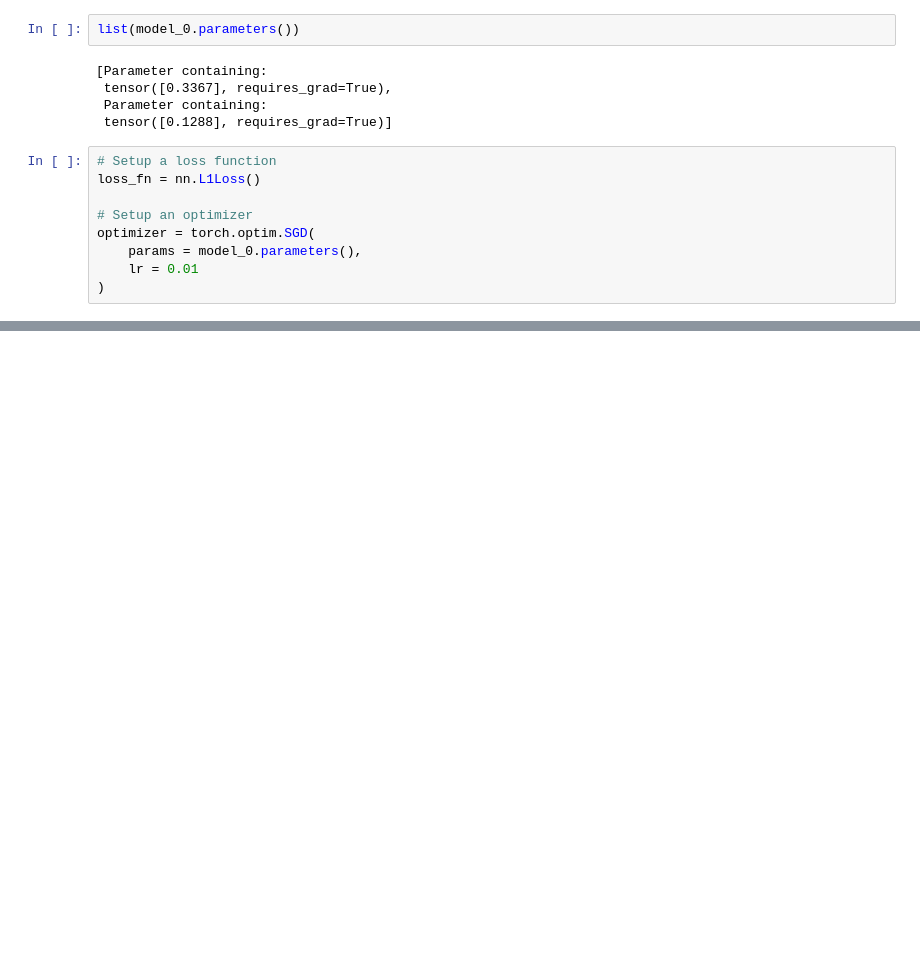
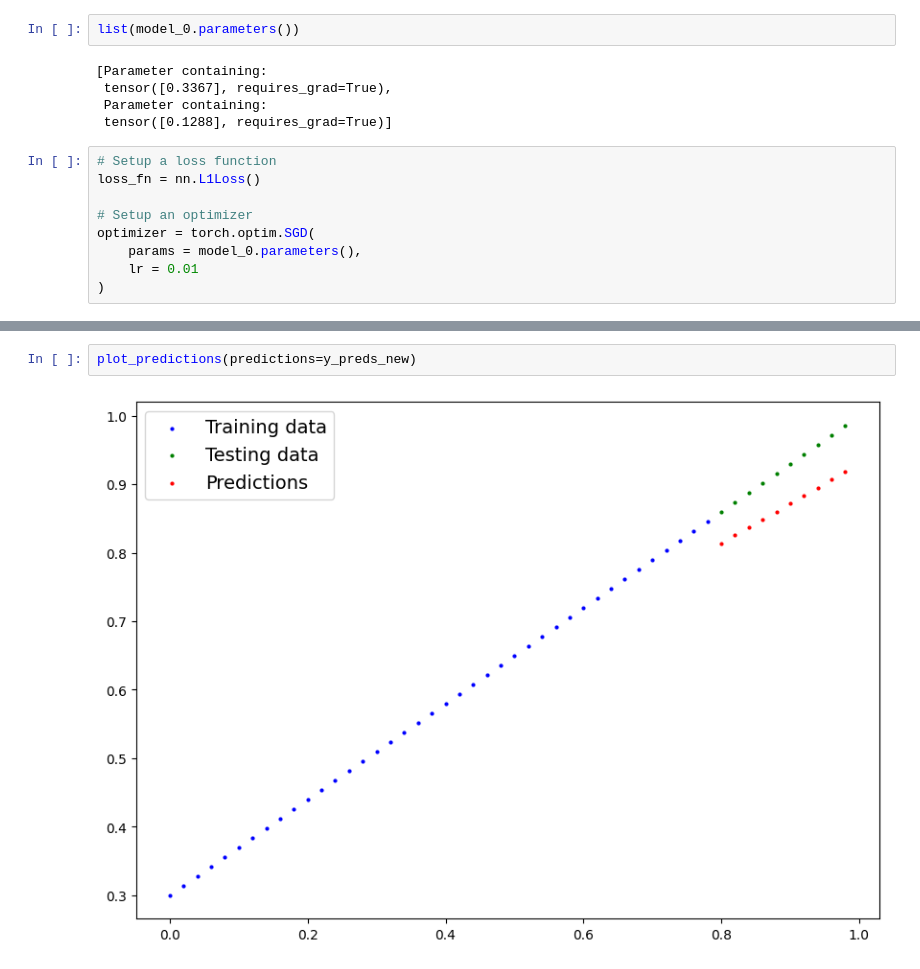
Before and after one commit to russkiyximik/pytorch-fundamentals, a Jupyter notebook: 01.ipynb, the cells around one changed output, grey strips where cells are left out. Saved outputs shown, nothing was run; the diff lists cells and outputs as text; blank space fills up the shorter version.

```diff
--- a/01.ipynb
+++ b/01.ipynb
@@ -166,0 +261,4 @@ optimizer = torch.optim.SGD(
+# %%
+plot_predictions(predictions=y_preds_new)
+# %% [output]
+[figure, added]
```
Also changed, not shown: parts of 23 cells of this notebook.
